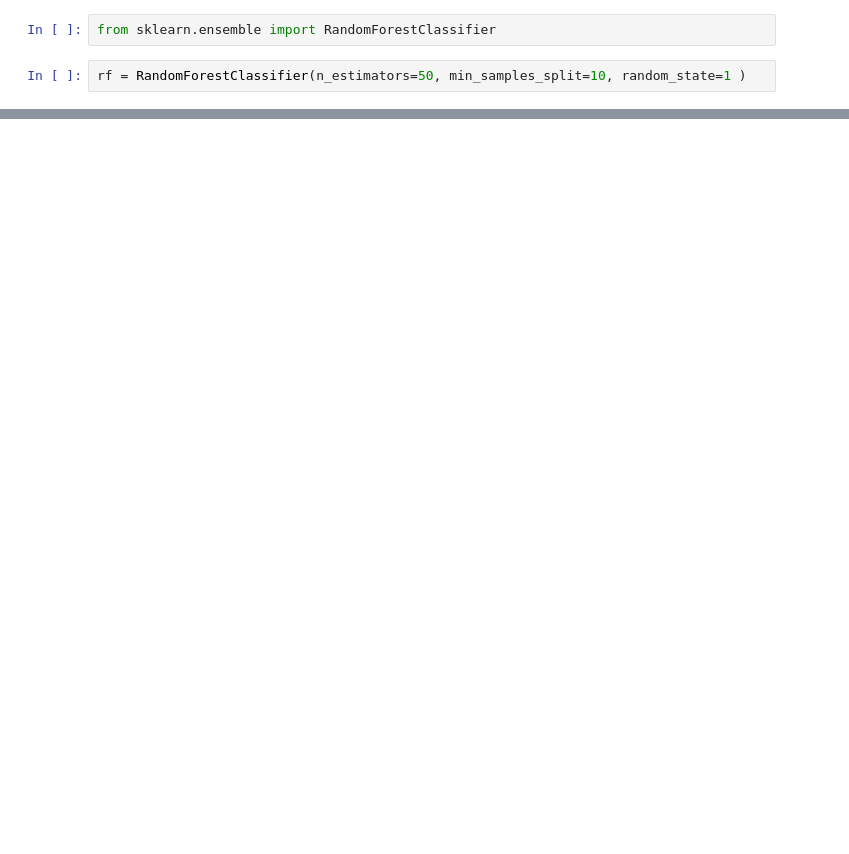
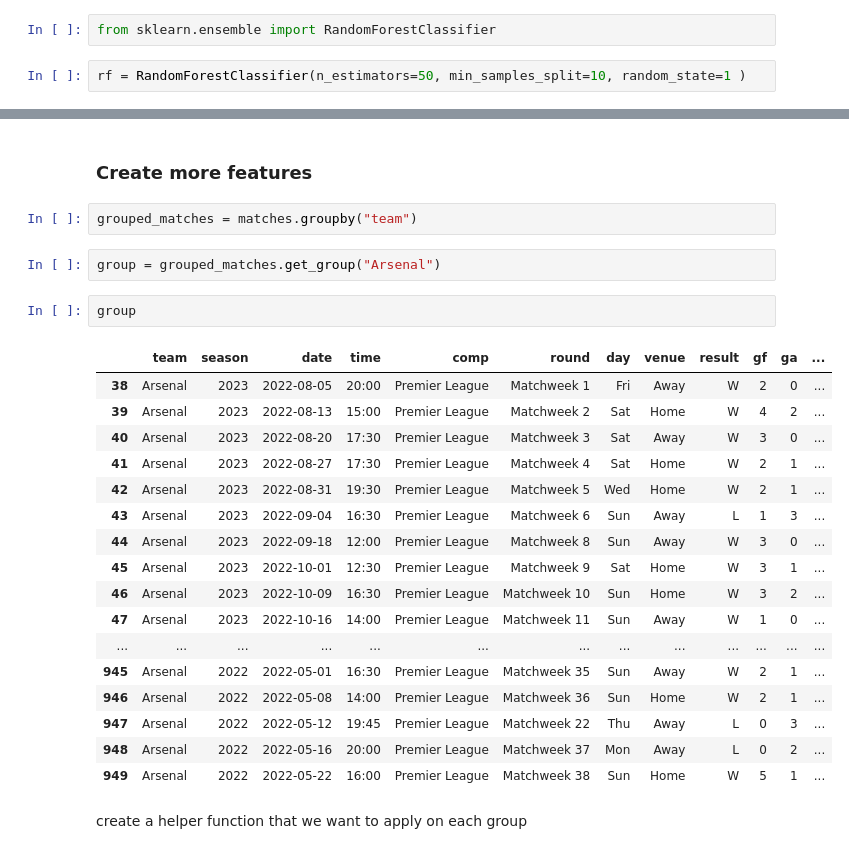
Before and after one commit to longtongster/soccer-project, a Jupyter notebook: 02. ML to predict Match Winners with ML.ipynb, the cells around one changed output, grey strips where cells are left out. Saved outputs shown, nothing was run; the diff lists cells and outputs as text; blank space fills up the shorter version.

```diff
--- a/02. ML to predict Match Winners with ML.ipynb
+++ b/02. ML to predict Match Winners with ML.ipynb
@@ -179,0 +281,28 @@ rf = RandomForestClassifier(n_estimators=50, min_samples_split=10, random_state=
+# %% [markdown]
+### Create more features
+# %%
+grouped_matches = matches.groupby("team")
+# %%
+group = grouped_matches.get_group("Arsenal")
+# %%
+group
+# %% [output]
+|  | team | season | date | time | comp | round | day | venue | result | gf | ga | ... |
+| 38 | Arsenal | 2023 | 2022-08-05 | 20:00 | Premier League | Matchweek 1 | Fri | Away | W | 2 | 0 | ... |
+| 39 | Arsenal | 2023 | 2022-08-13 | 15:00 | Premier League | Matchweek 2 | Sat | Home | W | 4 | 2 | ... |
+| 40 | Arsenal | 2023 | 2022-08-20 | 17:30 | Premier League | Matchweek 3 | Sat | Away | W | 3 | 0 | ... |
+| 41 | Arsenal | 2023 | 2022-08-27 | 17:30 | Premier League | Matchweek 4 | Sat | Home | W | 2 | 1 | ... |
+| 42 | Arsenal | 2023 | 2022-08-31 | 19:30 | Premier League | Matchweek 5 | Wed | Home | W | 2 | 1 | ... |
+| 43 | Arsenal | 2023 | 2022-09-04 | 16:30 | Premier League | Matchweek 6 | Sun | Away | L | 1 | 3 | ... |
+| 44 | Arsenal | 2023 | 2022-09-18 | 12:00 | Premier League | Matchweek 8 | Sun | Away | W | 3 | 0 | ... |
+| 45 | Arsenal | 2023 | 2022-10-01 | 12:30 | Premier League | Matchweek 9 | Sat | Home | W | 3 | 1 | ... |
+| 46 | Arsenal | 2023 | 2022-10-09 | 16:30 | Premier League | Matchweek 10 | Sun | Home | W | 3 | 2 | ... |
+| 47 | Arsenal | 2023 | 2022-10-16 | 14:00 | Premier League | Matchweek 11 | Sun | Away | W | 1 | 0 | ... |
+| ... | ... | ... | ... | ... | ... | ... | ... | ... | ... | ... | ... | ... |
+| 945 | Arsenal | 2022 | 2022-05-01 | 16:30 | Premier League | Matchweek 35 | Sun | Away | W | 2 | 1 | ... |
+| 946 | Arsenal | 2022 | 2022-05-08 | 14:00 | Premier League | Matchweek 36 | Sun | Home | W | 2 | 1 | ... |
+| 947 | Arsenal | 2022 | 2022-05-12 | 19:45 | Premier League | Matchweek 22 | Thu | Away | L | 0 | 3 | ... |
+| 948 | Arsenal | 2022 | 2022-05-16 | 20:00 | Premier League | Matchweek 37 | Mon | Away | L | 0 | 2 | ... |
+| 949 | Arsenal | 2022 | 2022-05-22 | 16:00 | Premier League | Matchweek 38 | Sun | Home | W | 5 | 1 | ... |
+# %% [markdown]
+create a helper function that we want to apply on each group
```
Also changed, not shown: parts of 49 cells of this notebook, 4 other files.
